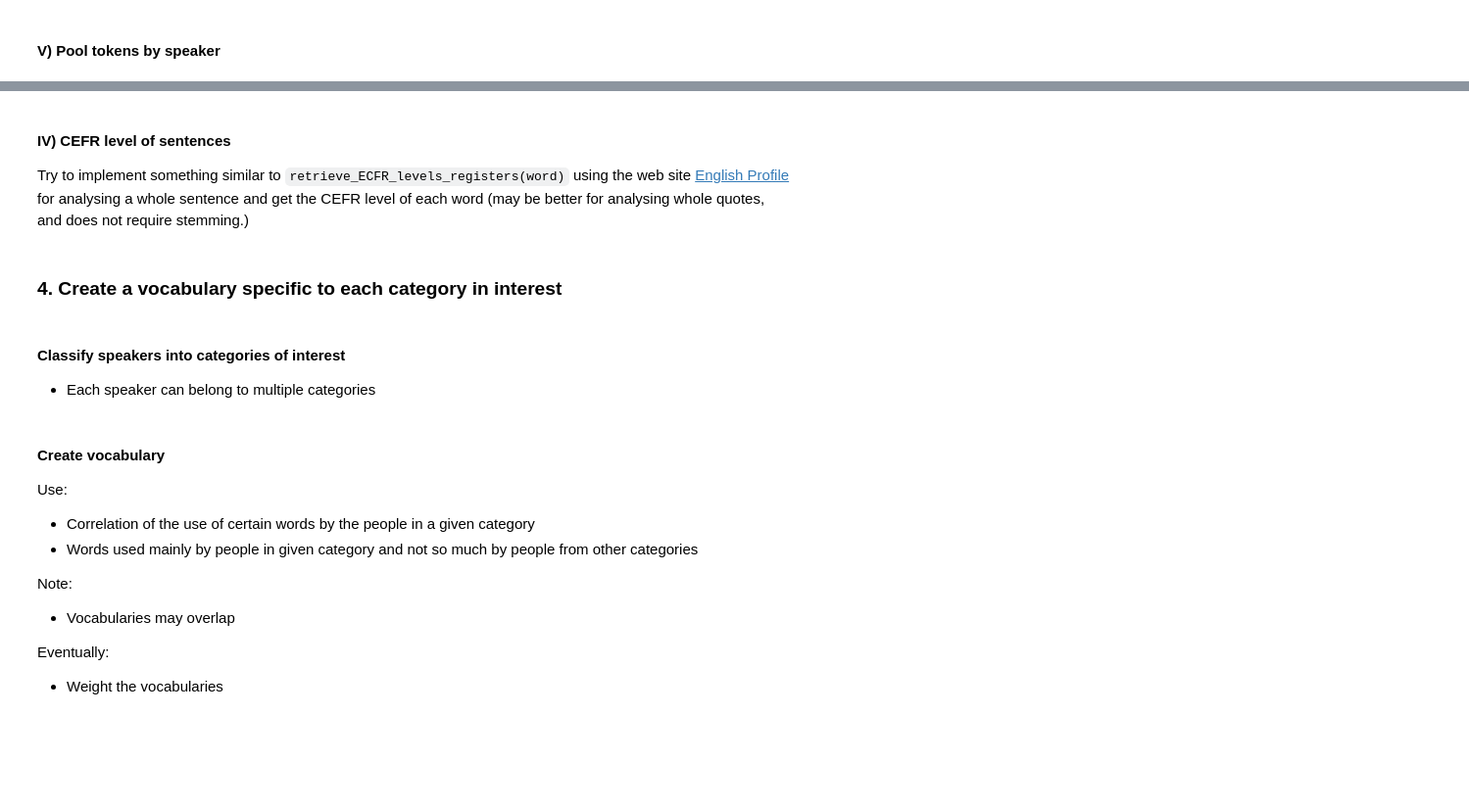
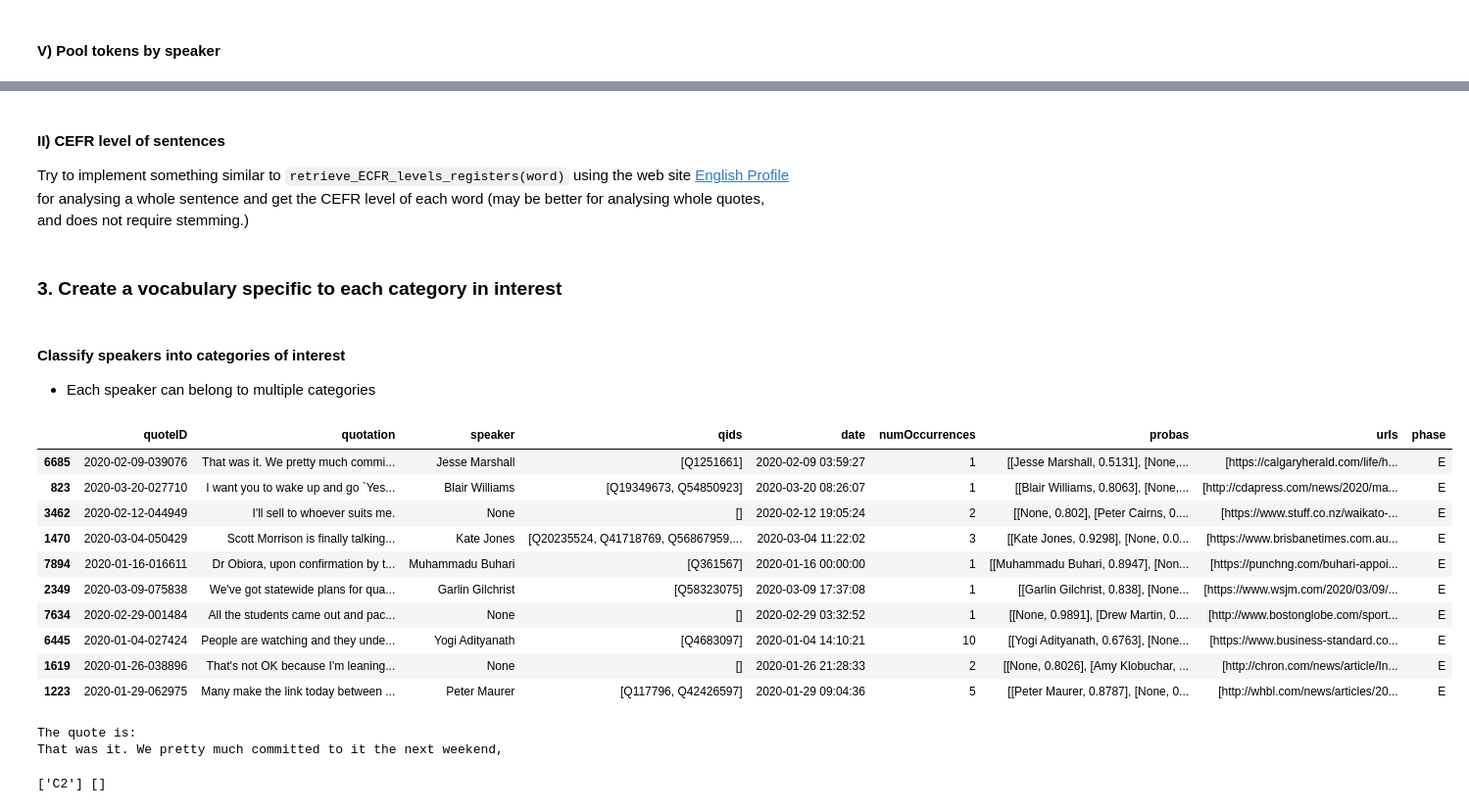
Before and after one commit to epfl-ada/ada-2021-project-i-did-ada-did-i, a Jupyter notebook: Pipeline.ipynb, the cells around one changed output, grey strips where cells are left out. Shown at 98% size. Cells and saved outputs as stored; diff of their text form; code cells hidden in the pictures; blank space fills up the shorter version.

Commit message:
Final commit milestone 2

```diff
--- a/Pipeline.ipynb
+++ b/Pipeline.ipynb
@@ -235,12 +250,5 @@ from nltk.collocations import BigramCollocationFinder
 * [Some interesting information on tokenization](https://towardsdatascience.com/overview-of-nlp-tokenization-algorithms-c41a7d5ec4f9)
 * [Multi-Word Expression tokenizer](https://www.nltk.org/_modules/nltk/tokenize/mwe.html)
 # %%
-#your best code here
-# TODO Iris: use MWE tokenizer instead of word tokenizer to avoid splitting compound words!
-
-import nltk
-nltk.download("punkt")
-from nltk.tokenize import word_tokenize
-
-quotes_selected_speakers["tokenized_quote"] = quotes_selected_speakers.quotation.apply(word_tokenize)  # Tokenize quotes and add them in the dataframe as new column
-quotes_selected_speakers.head()
+df_quotes["tokenized_quote"] = df_quotes.quotation.apply(word_tokenize)  # Tokenize quotes and add them in the dataframe as new column
+df_quotes.head()
@@ -327,0 +289,3 @@ sia.polarity_scores("You are a piece of shit!!")
+# %%
+df_quotes["sentiment"] = df_quotes.quotation.apply(sia.polarity_scores)
+df_quotes.sentiment.head()
@@ -329,10 +300,6 @@ sia.polarity_scores("You are a piece of shit!!")
 #### III) Remove punctuation and stopwords, lowercase everything
 # %%
 #should be easy enough, don't mess it up
-
-nltk.download('stopwords')
-from nltk.corpus import stopwords
-import string
 
 EN_STOPWORDS = set(stopwords.words("english"))  # English stopwords
 PUNCTUATION = set(string.punctuation)  # Punctuation
@@ -352,5 +319,5 @@ def process_tokens(l):
     l = remove_punctuation(l)  # Remove punctuation from tokens
     return l
 
-quotes_selected_speakers["tokenized_quote"] = quotes_selected_speakers.tokenized_quote.apply(process_tokens)
-quotes_selected_speakers[["quotation", "tokenized_quote"]].head()
+df_quotes["tokenized_quote"] = df_quotes.tokenized_quote.apply(process_tokens)
+df_quotes[["quotation", "tokenized_quote"]].head()
@@ -360,13 +334,8 @@ quotes_selected_speakers[["quotation", "tokenized_quote"]].head()
 # %%
-#go champion, you can do it!
+WNL = WordNetLemmatizer()
 
-from nltk.stem import SnowballStemmer
+def lem_words(l):
+    return [WNL.lemmatize(w, pos='v') for w in l]  # POS = part-of-speech, used to give context to the lemmatizer ('v' -> verb)
 
-# You may look into other stemming algorithms than this one, but note that no stemmer will give perfect results.
-SBS = SnowballStemmer(language='english')
-
-def stem_words(l):
-    return [SBS.stem(w) for w in l]
-
-quotes_selected_speakers["tokenized_quote"] = quotes_selected_speakers.tokenized_quote.apply(stem_words)  # Stem tokens
-quotes_selected_speakers[["quotation", "tokenized_quote"]].head()
+df_quotes["tokenized_quote"] = df_quotes.tokenized_quote.apply(lem_words)  # Lemmatize tokens
+df_quotes[["quotation", "tokenized_quote"]].head()
@@ -447,26 +417,26 @@ print(levels, reg)
 # %% [markdown]
-#### IV) CEFR level of sentences
+#### II) CEFR level of sentences
 
 Try to implement something similar to `retrieve_ECFR_levels_registers(word)` using the web site [English Profile](http://englishprofile.org/wordlists/text-inspector) for analysing a whole sentence and get the CEFR level of each word (may be better for analysing whole quotes, and does not require stemming.)
 # %%
 # TODO Quentin, give it a try and see how far I can go
 # %% [markdown]
-### 4. Create a vocabulary specific to each category in interest
+### 3. Create a vocabulary specific to each category in interest
 # %% [markdown]
 #### Classify speakers into categories of interest
 
 * Each speaker can belong to multiple categories
 # %%
-# TODO after extracting wikidata in section A2
+df_quotes.sample(10)
+# %% [output]
+|  | quoteID | quotation | speaker | qids | date | numOccurrences | probas | urls | phase |
+| 6685 | 2020-02-09-039076 | That was it. We pretty much commi... | Jesse Marshall | [Q1251661] | 2020-02-09 03:59:27 | 1 | [[Jesse Marshall, 0.5131], [None,... | [https://calgaryherald.com/life/h... | E |
+| 823 | 2020-03-20-027710 | I want you to wake up and go `Yes... | Blair Williams | [Q19349673, Q54850923] | 2020-03-20 08:26:07 | 1 | [[Blair Williams, 0.8063], [None,... | [http://cdapress.com/news/2020/ma... | E |
+| 3462 | 2020-02-12-044949 | I'll sell to whoever suits me. | None | [] | 2020-02-12 19:05:24 | 2 | [[None, 0.802], [Peter Cairns, 0.... | [https://www.stuff.co.nz/waikato-... | E |
+| 1470 | 2020-03-04-050429 | Scott Morrison is finally talking... | Kate Jones | [Q20235524, Q41718769, Q56867959,... | 2020-03-04 11:22:02 | 3 | [[Kate Jones, 0.9298], [None, 0.0... | [https://www.brisbanetimes.com.au... | E |
+| 7894 | 2020-01-16-016611 | Dr Obiora, upon confirmation by t... | Muhammadu Buhari | [Q361567] | 2020-01-16 00:00:00 | 1 | [[Muhammadu Buhari, 0.8947], [Non... | [https://punchng.com/buhari-appoi... | E |
+| 2349 | 2020-03-09-075838 | We've got statewide plans for qua... | Garlin Gilchrist | [Q58323075] | 2020-03-09 17:37:08 | 1 | [[Garlin Gilchrist, 0.838], [None... | [https://www.wsjm.com/2020/03/09/... | E |
+| 7634 | 2020-02-29-001484 | All the students came out and pac... | None | [] | 2020-02-29 03:32:52 | 1 | [[None, 0.9891], [Drew Martin, 0.... | [http://www.bostonglobe.com/sport... | E |
+| 6445 | 2020-01-04-027424 | People are watching and they unde... | Yogi Adityanath | [Q4683097] | 2020-01-04 14:10:21 | 10 | [[Yogi Adityanath, 0.6763], [None... | [https://www.business-standard.co... | E |
+| 1619 | 2020-01-26-038896 | That's not OK because I'm leaning... | None | [] | 2020-01-26 21:28:33 | 2 | [[None, 0.8026], [Amy Klobuchar, ... | [http://chron.com/news/article/In... | E |
+| 1223 | 2020-01-29-062975 | Many make the link today between ... | Peter Maurer | [Q117796, Q42426597] | 2020-01-29 09:04:36 | 5 | [[Peter Maurer, 0.8787], [None, 0... | [http://whbl.com/news/articles/20... | E |
-# %% [markdown]
-#### Create vocabulary
-
-Use:
-* Correlation of the use of certain words by the people in a given category
-* Words used mainly by people in given category and not so much by people from other categories
-
-Note:
-* Vocabularies may overlap
-
-Eventually:
-* Weight the vocabularies
@@ -474,0 +443,13 @@ Eventually:
+# %%
+# A small scale test on quote 6685
+quote_nb = 6685
+print("The quote is: \n"+df_quotes.loc[quote_nb].quotation)
+# %% [output]
+The quote is:
+That was it. We pretty much committed to it the next weekend,
+# %%
+# Extract the word 'commited' and get the CEFR (totally empirical, we are waiting on a better tokenizer)
+levels, reg = retrieve_CEFR_levels_registers(df_quotes.loc[quote_nb].quotation.split()[6])
+print(levels, reg)
+# %% [output]
+['C2'] []
```
Also changed, not shown: parts of 79 cells of this notebook.
